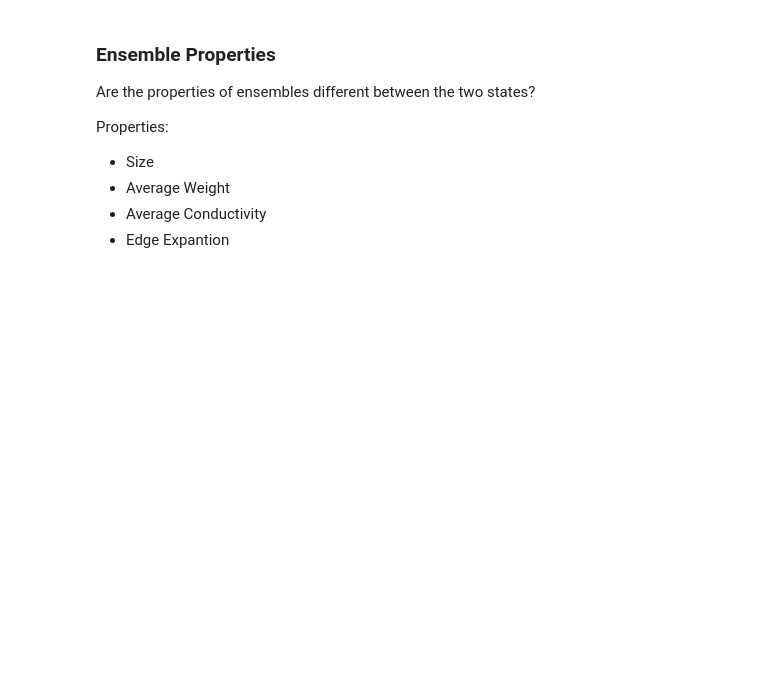
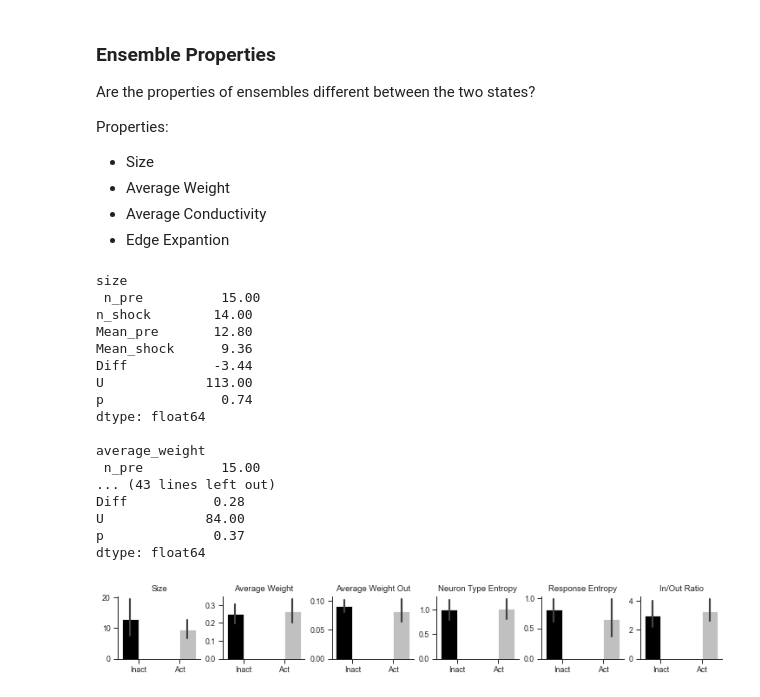
Before and after one commit to Ruairi-osul/drn-interactions, a Jupyter notebook: notebooks/Foot Shock - Slow/Interactions - Ensembles.ipynb, the cells around one changed output. Saved outputs shown, nothing was run; the diff lists cells and outputs as text; code cells hidden in the pictures; blank space fills up the shorter version.

```diff
--- a/notebooks/Foot Shock - Slow/Interactions - Ensembles.ipynb
+++ b/notebooks/Foot Shock - Slow/Interactions - Ensembles.ipynb
@@ -144,3 +182,63 @@ fast_entropy = descriptor.ensemble_response_entropy(
 
 stats = stats.merge(slow_entropy).merge(fast_entropy)
 stats.to_csv(dd / "fs - descripted.csv", index=False)
+# %%
+from drn_interactions.stats import mannwhitneyu_plusplus
+import matplotlib.pyplot as plt
+from drn_interactions.plots import PAL_GREY_BLACK
+
+def compare_metric(df, metric):
+    x = df.query("ensemble_id != -1 and block == 'pre'")[metric].values
+    y = df.query("ensemble_id != -1 and block == 'base_shock'")[metric].values
+    try:
+        return mannwhitneyu_plusplus(x, y, names=("pre", "shock")).round(2)
+    except ValueError:
+        return np.nan
+
+def plot_metric(df, metric, ax, **kwargs):
+    return (
+        df
+        .query("ensemble_id != -1")
+        .pipe((sns.barplot, "data"), x="block", y=metric, order=("pre", "base_shock"), hue="block", ax=ax, **kwargs)
+    )
+
+
+df_stats = pd.read_csv(dd / "fs - stats - true.csv").assign(in_out_ratio=lambda x: x.average_weight / x.average_weight_out)
+
+f = plt.figure(figsize=(10, 1.5), constrained_layout=True)
+axes = f.subplots(1, 6, sharex=True)
+
+for i, (metric, lab) in enumerate(zip(
+    ("size", "average_weight", "average_weight_out", "neuron_type_entropy", "response_fs_entropy", "in_out_ratio"),
+    ("Size", "Average Weight", "Average Weight Out", "Neuron Type Entropy", "Response Entropy", "In/Out Ratio")
+    )):
+    res = compare_metric(df_stats, metric)
+    print(f"\n{metric}\n", res)
+    ax = axes[i]
+    plot_metric(df_stats, metric, ax, palette=PAL_GREY_BLACK)
+    ax.legend().remove()
+    ax.set_xlabel("")
+    ax.set_ylabel("")
+    ax.set_title(lab)
+    ax.set_xticklabels(["Inact", "Act"])
+
+sns.despine(fig=f)
+# %% [output]
+size
+ n_pre          15.00
+n_shock        14.00
+Mean_pre       12.80
+Mean_shock      9.36
+Diff           -3.44
+U             113.00
+p               0.74
+dtype: float64
+
+average_weight
+ n_pre          15.00
+... (43 lines left out)
+Diff           0.28
+U             84.00
+p              0.37
+dtype: float64
+[figure, added]
```
Also changed, not shown: parts of 6 cells of this notebook, 15 other files.
